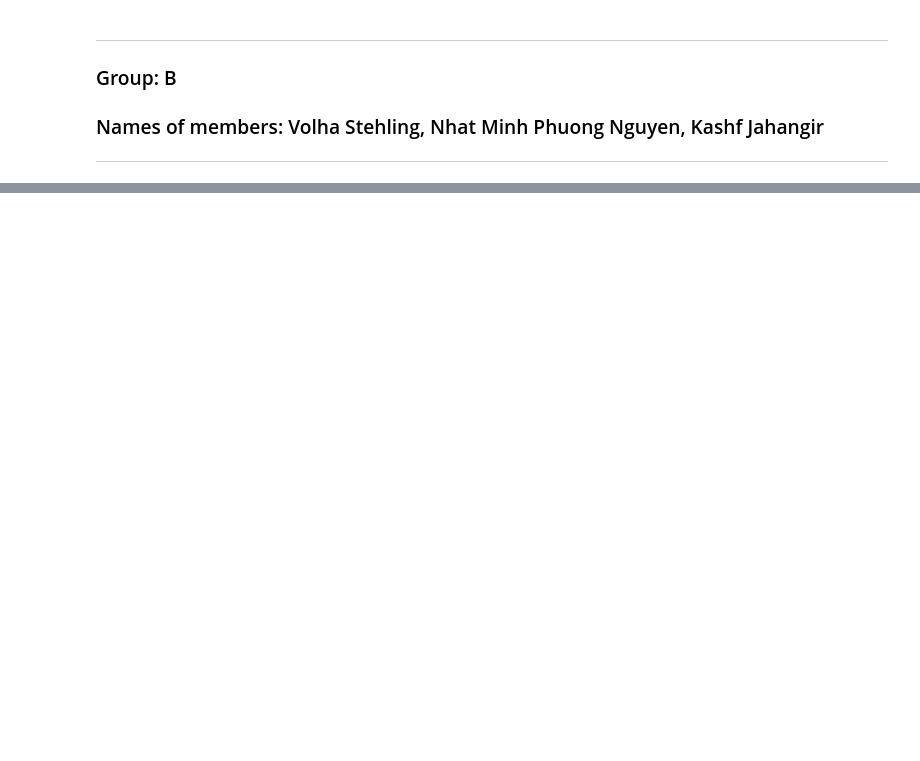
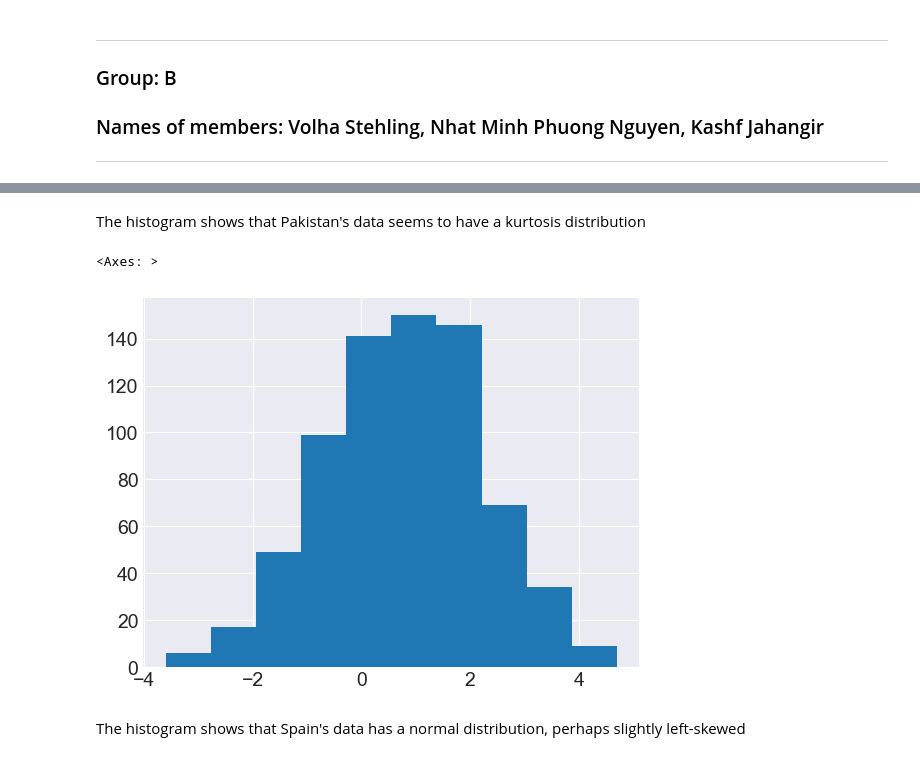
Before and after one commit to mpn1008/RM_assignments, a Jupyter notebook: RM_A02_NMPN/RM_A02_Group.ipynb, the cells around one changed output, grey strips where cells are left out. Cells and saved outputs as stored; diff of their text form; code cells hidden in the pictures; blank space fills up the shorter version.

```diff
--- a/RM_A02_NMPN/RM_A02_Group.ipynb
+++ b/RM_A02_NMPN/RM_A02_Group.ipynb
@@ -708,0 +129,4 @@ If the $\chi^2$ value is small enough to be below the critical value from the ch
+# %%
+#Describe the dataset
+spain_df = monthly_avg_df[monthly_avg_df['COUNTRY'] == "SPAIN"]
+spain_df.describe()
@@ -708,0 +165,9 @@ If the $\chi^2$ value is small enough to be below the critical value from the ch
+# %% [markdown]
+The histogram shows that Pakistan's data seems to have a kurtosis distribution
+# %%
+spain_df['CHANGE'].hist()
+# %% [output]
+<Axes: >
+[figure, added]
+# %% [markdown]
+The histogram shows that Spain's data has a normal distribution, perhaps slightly left-skewed
```
Also changed, not shown: parts of 100 cells of this notebook.
